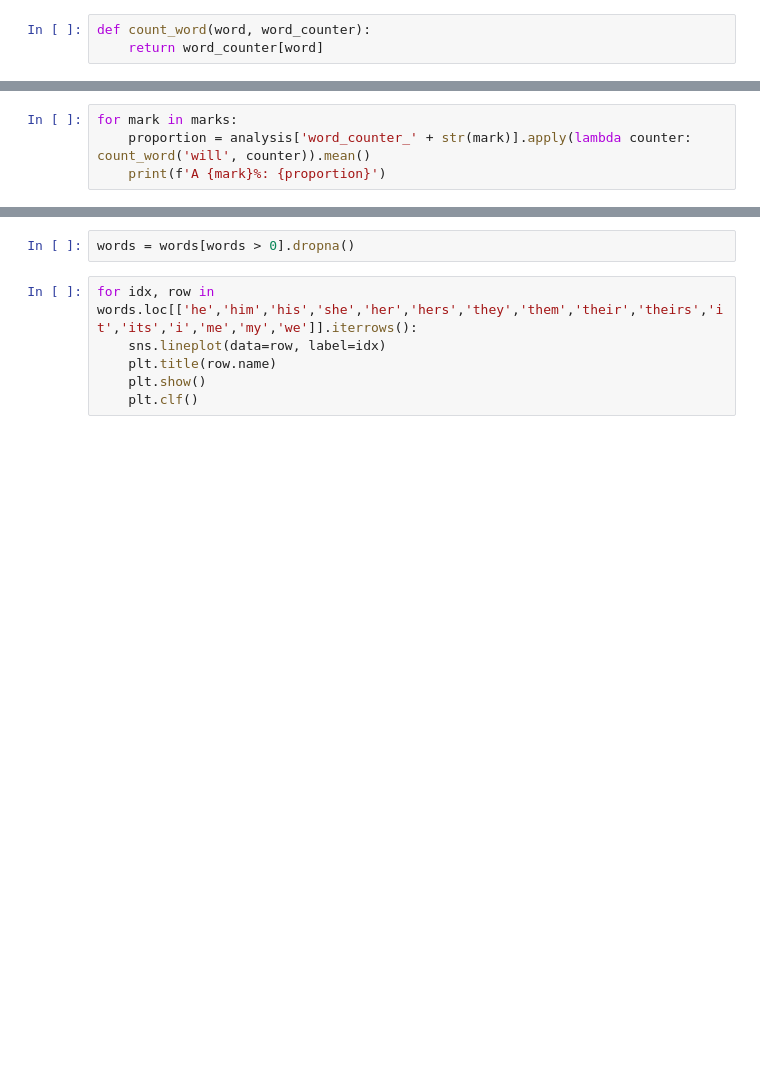
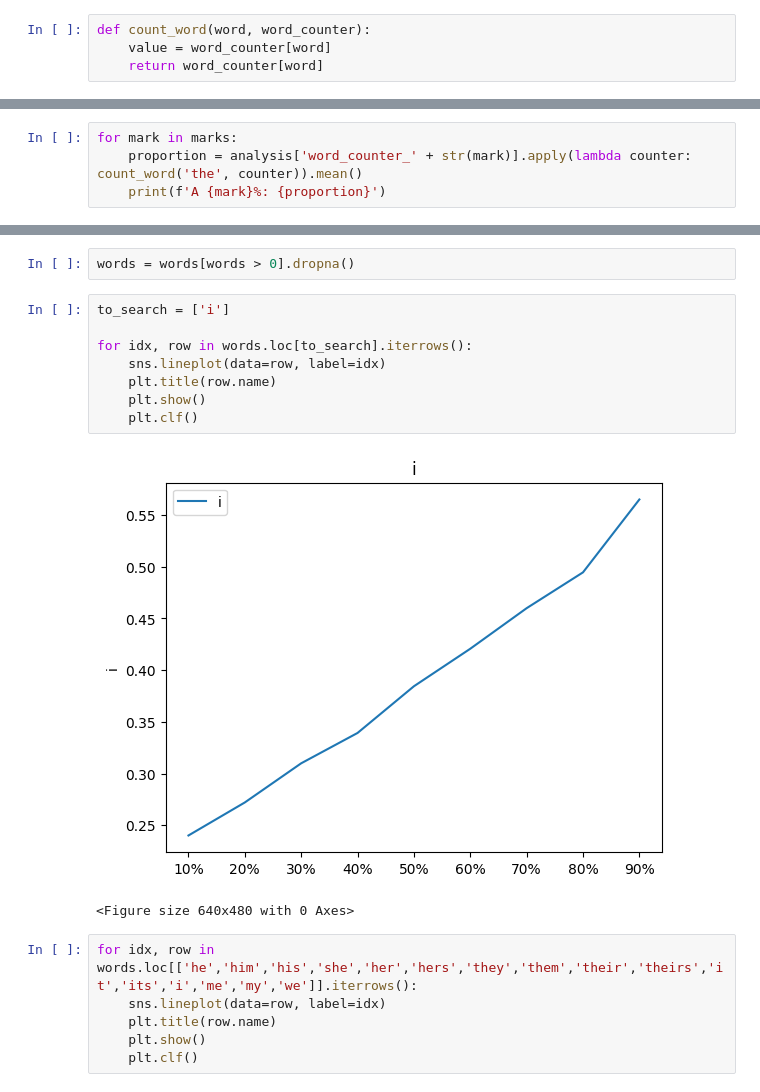
Before and after one commit to simon-lawyer/articles_of_judgement, a Jupyter notebook: analysis.ipynb, the cells around one changed output, grey strips where cells are left out. Drawn from its saved outputs; the diff is of its cells as text; blank space fills up the shorter version.

```diff
--- a/analysis.ipynb
+++ b/analysis.ipynb
@@ -134,4 +115,5 @@ for i in range(len(marks)):
     analysis['word_counter_' + str(marks[i])] = df['chunk_' + str(marks[i])].apply(get_word_counter)
 # %%
 def count_word(word, word_counter):
+    value = word_counter[word]
     return word_counter[word]
@@ -138,5 +124,5 @@ def count_word(word, word_counter):
 # %%
 for mark in marks:
-    proportion = analysis['word_counter_' + str(mark)].apply(lambda counter: count_word('will', counter)).mean()
+    proportion = analysis['word_counter_' + str(mark)].apply(lambda counter: count_word('the', counter)).mean()
     print(f'A {mark}%: {proportion}')
 # %% [output]
@@ -212,6 +198,17 @@ sns.heatmap(heatmap.head(30), cmap='coolwarm', center=1)
 [figure]
 # %%
 words = words[words > 0].dropna()
+# %%
+to_search = ['i']
+
+for idx, row in words.loc[to_search].iterrows():
+    sns.lineplot(data=row, label=idx)
+    plt.title(row.name)
+    plt.show()
+    plt.clf()
+# %% [output]
+[figure, added]
+<Figure size 640x480 with 0 Axes>
 # %%
 for idx, row in words.loc[['he','him','his','she','her','hers','they','them','their','theirs','it','its','i','me','my','we']].iterrows():
     sns.lineplot(data=row, label=idx)
```
Also changed, not shown: parts of 17 cells of this notebook.
